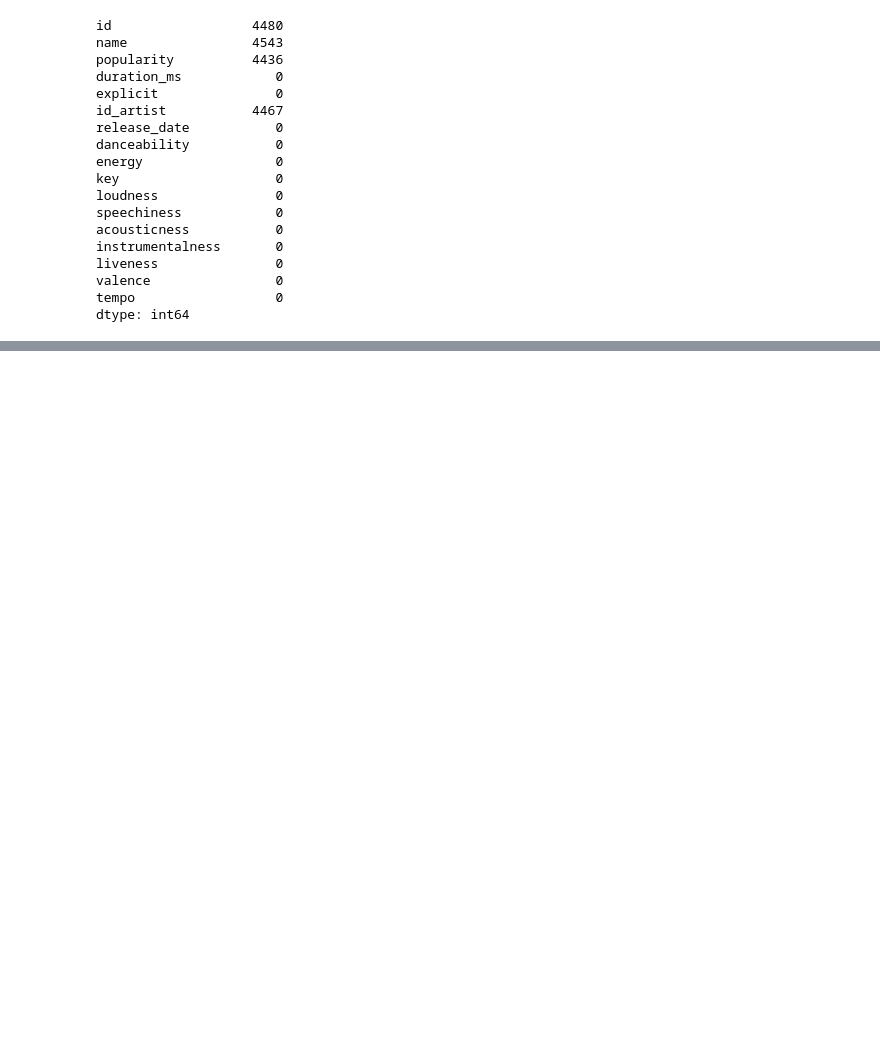
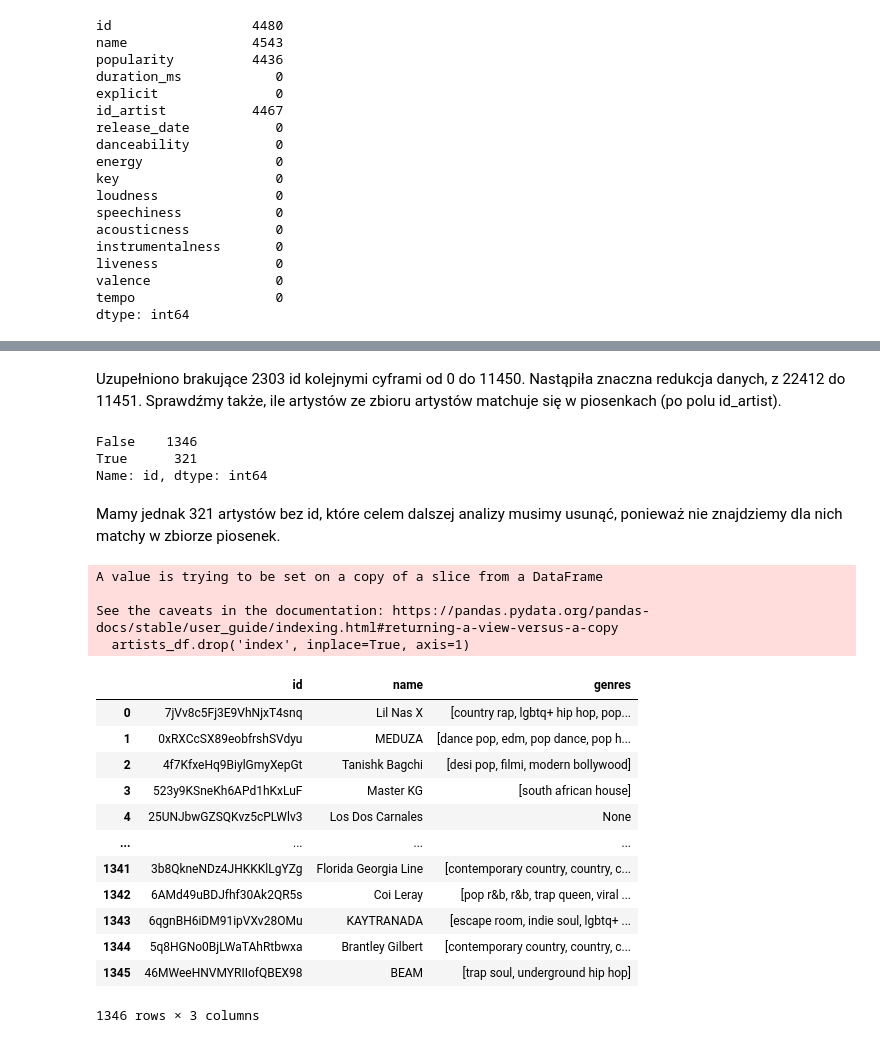
Before and after one commit to zxcvwrs/spotify-songs-ML, a Jupyter notebook: analiza_danych.ipynb, the cells around one changed output, grey strips where cells are left out. Cells and saved outputs as stored; diff of their text form; code cells hidden in the pictures; blank space fills up the shorter version.

Commit message:
Finished analyzing data with business analysis

```diff
--- a/analiza_danych.ipynb
+++ b/analiza_danych.ipynb
@@ -400,0 +662,36 @@ tracks_df.describe(include=object)
+# %% [markdown]
+Uzupełniono brakujące 2303 id kolejnymi cyframi od 0 do 11450. Nastąpiła znaczna redukcja danych, z 22412 do 11451. Sprawdźmy także, ile artystów ze zbioru artystów matchuje się w piosenkach (po polu id_artist).
+# %%
+(artists_df['id'] == -1).value_counts()
+# %% [output]
+False    1346
+True      321
+Name: id, dtype: int64
+# %% [markdown]
+Mamy jednak 321 artystów bez id, które celem dalszej analizy musimy usunąć, ponieważ nie znajdziemy dla nich matchy w zbiorze piosenek.
+# %%
+artists_df = artists_df[~(artists_df['id'] == -1)]
+artists_df.reset_index(inplace=True)
+# %%
+artists_df.drop('index', inplace=True, axis=1)
+# %% [output]
+A value is trying to be set on a copy of a slice from a DataFrame
+
+See the caveats in the documentation: https://pandas.pydata.org/pandas-docs/stable/user_guide/indexing.html#returning-a-view-versus-a-copy
+  artists_df.drop('index', inplace=True, axis=1)
+# %%
+artists_df
+# %% [output]
+|  | id | name | genres |
+| 0 | 7jVv8c5Fj3E9VhNjxT4snq | Lil Nas X | [country rap, lgbtq+ hip hop, pop... |
+| 1 | 0xRXCcSX89eobfrshSVdyu | MEDUZA | [dance pop, edm, pop dance, pop h... |
+| 2 | 4f7KfxeHq9BiylGmyXepGt | Tanishk Bagchi | [desi pop, filmi, modern bollywood] |
+| 3 | 523y9KSneKh6APd1hKxLuF | Master KG | [south african house] |
+| 4 | 25UNJbwGZSQKvz5cPLWlv3 | Los Dos Carnales | None |
+| ... | ... | ... | ... |
+| 1341 | 3b8QkneNDz4JHKKKlLgYZg | Florida Georgia Line | [contemporary country, country, c... |
+| 1342 | 6AMd49uBDJfhf30Ak2QR5s | Coi Leray | [pop r&b, r&b, trap queen, viral ... |
+| 1343 | 6qgnBH6iDM91ipVXv28OMu | KAYTRANADA | [escape room, indie soul, lgbtq+ ... |
+| 1344 | 5q8HGNo0BjLWaTAhRtbwxa | Brantley Gilbert | [contemporary country, country, c... |
+| 1345 | 46MWeeHNVMYRIIofQBEX98 | BEAM | [trap soul, underground hip hop] |
+1346 rows × 3 columns
```
Also changed, not shown: parts of 33 cells of this notebook, 2 other files.
